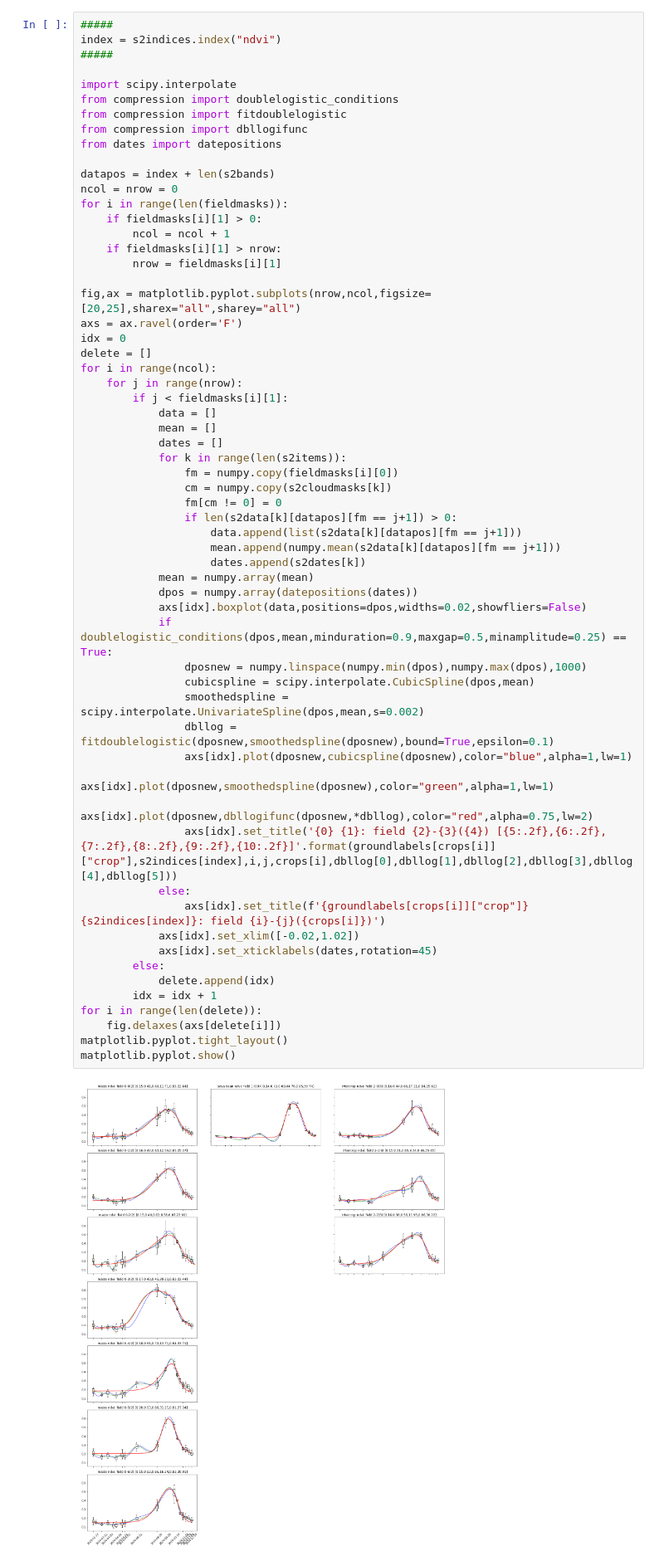
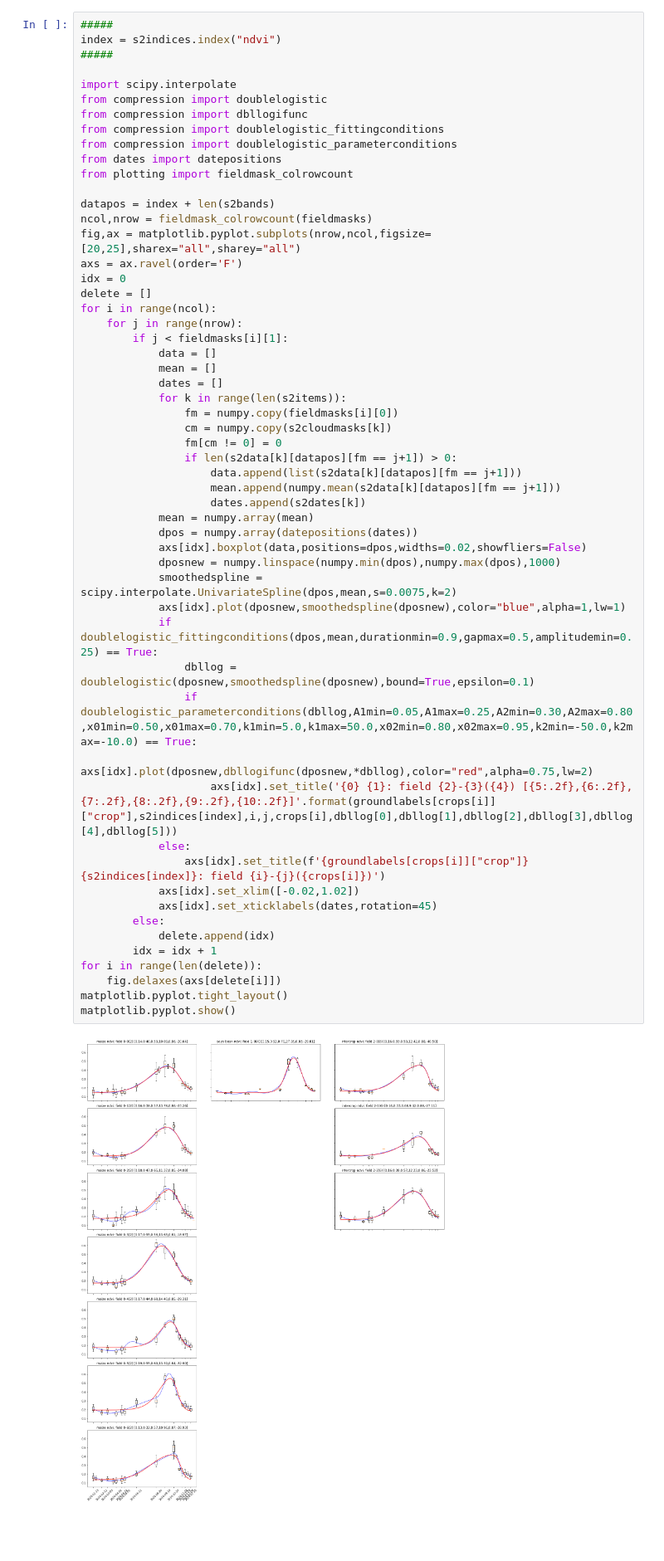
Before and after one commit to apburt/cropseg, a Jupyter notebook: doc/dlfcompression.ipynb, the cells around one changed output. Shown at 83% size. Drawn from its saved outputs; the diff is of its cells as text; blank space fills up the shorter version.

Commit message:
some modifications to the double logistic fitting

```diff
--- a/doc/dlfcompression.ipynb
+++ b/doc/dlfcompression.ipynb
@@ -118,59 +118,54 @@ index = s2indices.index("ndvi")
 #####
 
 import scipy.interpolate
-from compression import doublelogistic_conditions
-from compression import fitdoublelogistic
+from compression import doublelogistic
 from compression import dbllogifunc
+from compression import doublelogistic_fittingconditions
+from compression import doublelogistic_parameterconditions
 from dates import datepositions
+from plotting import fieldmask_colrowcount
 
 datapos = index + len(s2bands)
-ncol = nrow = 0
-for i in range(len(fieldmasks)):
-    if fieldmasks[i][1] > 0:
-        ncol = ncol + 1
-    if fieldmasks[i][1] > nrow:
-        nrow = fieldmasks[i][1]
-
+ncol,nrow = fieldmask_colrowcount(fieldmasks)
 fig,ax = matplotlib.pyplot.subplots(nrow,ncol,figsize=[20,25],sharex="all",sharey="all")
 axs = ax.ravel(order='F')
 idx = 0
 delete = []
 for i in range(ncol):
     for j in range(nrow):
         if j < fieldmasks[i][1]:
             data = []
             mean = []
             dates = []
             for k in range(len(s2items)):
                 fm = numpy.copy(fieldmasks[i][0])
                 cm = numpy.copy(s2cloudmasks[k])
                 fm[cm != 0] = 0
                 if len(s2data[k][datapos][fm == j+1]) > 0:
                     data.append(list(s2data[k][datapos][fm == j+1]))
                     mean.append(numpy.mean(s2data[k][datapos][fm == j+1]))
                     dates.append(s2dates[k])
             mean = numpy.array(mean)
             dpos = numpy.array(datepositions(dates))
             axs[idx].boxplot(data,positions=dpos,widths=0.02,showfliers=False)
-            if doublelogistic_conditions(dpos,mean,minduration=0.9,maxgap=0.5,minamplitude=0.25) == True:
-                dposnew = numpy.linspace(numpy.min(dpos),numpy.max(dpos),1000)
-                cubicspline = scipy.interpolate.CubicSpline(dpos,mean)
-                smoothedspline = scipy.interpolate.UnivariateSpline(dpos,mean,s=0.002)
-                dbllog = fitdoublelogistic(dposnew,smoothedspline(dposnew),bound=True,epsilon=0.1)
-                axs[idx].plot(dposnew,cubicspline(dposnew),color="blue",alpha=1,lw=1)
-                axs[idx].plot(dposnew,smoothedspline(dposnew),color="green",alpha=1,lw=1)
-                axs[idx].plot(dposnew,dbllogifunc(dposnew,*dbllog),color="red",alpha=0.75,lw=2)
-                axs[idx].set_title('{0} {1}: field {2}-{3}({4}) [{5:.2f},{6:.2f},{7:.2f},{8:.2f},{9:.2f},{10:.2f}]'.format(groundlabels[crops[i]]["crop"],s2indices[index],i,j,crops[i],dbllog[0],dbllog[1],dbllog[2],dbllog[3],dbllog[4],dbllog[5]))
+            dposnew = numpy.linspace(numpy.min(dpos),numpy.max(dpos),1000)
+            smoothedspline = scipy.interpolate.UnivariateSpline(dpos,mean,s=0.0075,k=2)
+            axs[idx].plot(dposnew,smoothedspline(dposnew),color="blue",alpha=1,lw=1)
+            if doublelogistic_fittingconditions(dpos,mean,durationmin=0.9,gapmax=0.5,amplitudemin=0.25) == True:
+                dbllog = doublelogistic(dposnew,smoothedspline(dposnew),bound=True,epsilon=0.1)
+                if doublelogistic_parameterconditions(dbllog,A1min=0.05,A1max=0.25,A2min=0.30,A2max=0.80,x01min=0.50,x01max=0.70,k1min=5.0,k1max=50.0,x02min=0.80,x02max=0.95,k2min=-50.0,k2max=-10.0) == True:
+                    axs[idx].plot(dposnew,dbllogifunc(dposnew,*dbllog),color="red",alpha=0.75,lw=2)
+                    axs[idx].set_title('{0} {1}: field {2}-{3}({4}) [{5:.2f},{6:.2f},{7:.2f},{8:.2f},{9:.2f},{10:.2f}]'.format(groundlabels[crops[i]]["crop"],s2indices[index],i,j,crops[i],dbllog[0],dbllog[1],dbllog[2],dbllog[3],dbllog[4],dbllog[5]))
             else:
                 axs[idx].set_title(f'{groundlabels[crops[i]]["crop"]} {s2indices[index]}: field {i}-{j}({crops[i]})')
             axs[idx].set_xlim([-0.02,1.02])
             axs[idx].set_xticklabels(dates,rotation=45)
         else:
             delete.append(idx)
         idx = idx + 1
 for i in range(len(delete)):
     fig.delaxes(axs[delete[i]])
 matplotlib.pyplot.tight_layout()
 matplotlib.pyplot.show()
 # %% [output]
-[figure, old version]
+[figure, new version]
```
Also changed, not shown: parts of 1 cell of this notebook, 7 other files.
